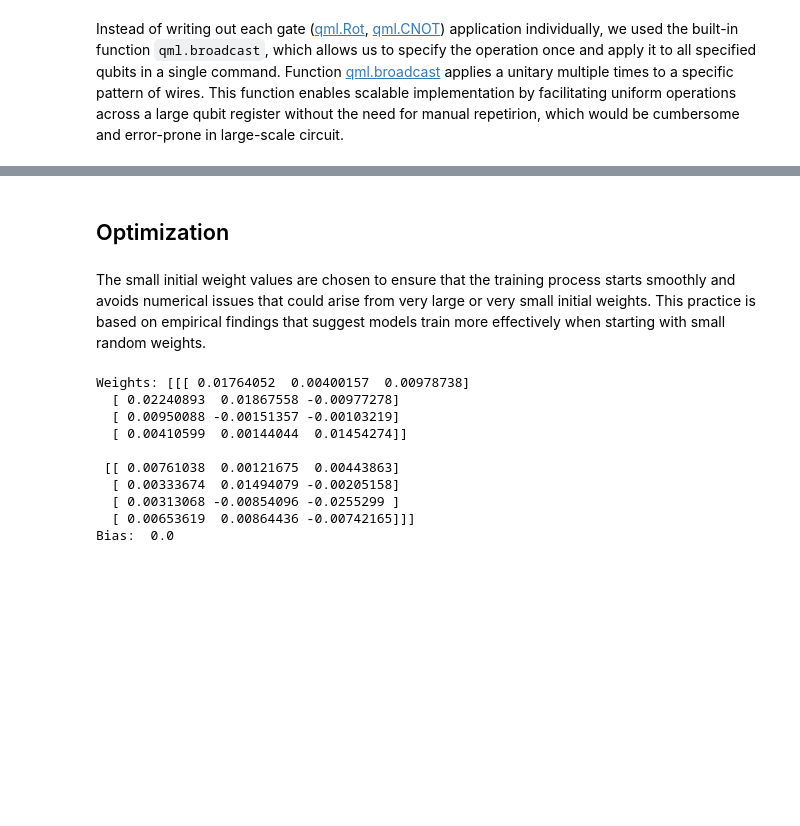
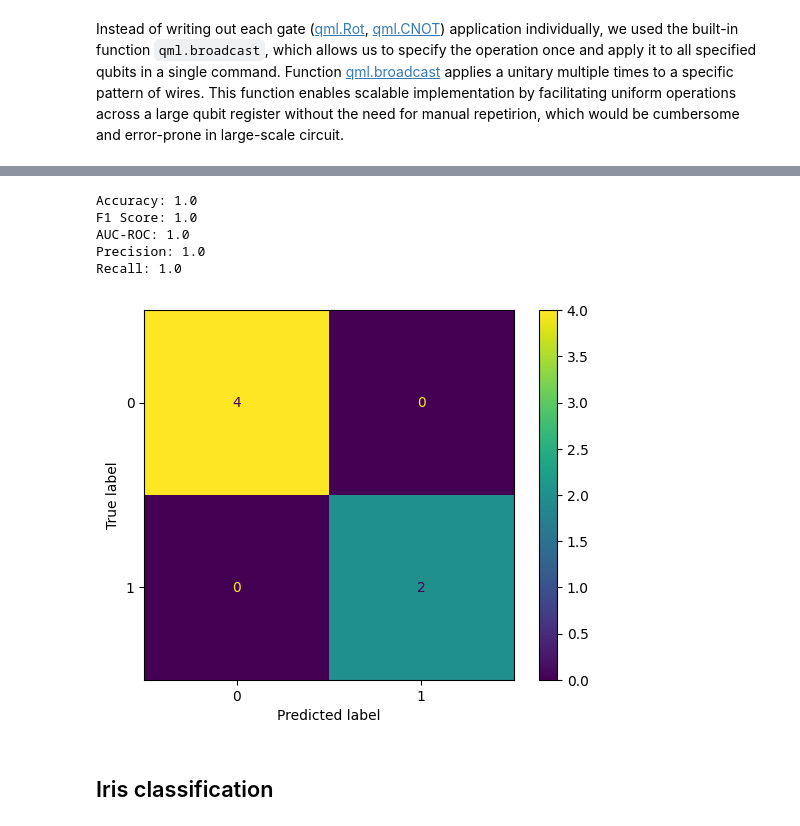
Before and after one commit to Martyna94/The_Detection_Duo, a Jupyter notebook: Task_2/Variational_Classifier.ipynb, the cells around one changed output, grey strips where cells are left out. Cells and saved outputs as stored; diff of their text form; code cells hidden in the pictures; blank space fills up the shorter version.

```diff
--- a/Task_2/Variational_Classifier.ipynb
+++ b/Task_2/Variational_Classifier.ipynb
@@ -76,12 +123,11 @@ Now, we define the variational quantum circuit, where `state_preparation` initia
 # %%
-dev = qml.device("default.qubit")
 @qml.qnode(dev)
 def circuit(weights, x):
-    wires = [i for i in range(len(X[0]))]
-
+    wires = [i for i in range(len(x))]
+    # Step 1: Encode the classical data into a quantum state (state preparation)
     state_preparation(x,wires)
-
+    #  Step 2: Apply a parameterized model (ansatz)
     for layer_weights in weights:
         layer(layer_weights, wires)
-
+    #Step 3: Measure the circuit to extract labels
     return qml.expval(qml.PauliZ(0))
@@ -108,0 +179,21 @@ def accuracy(labels, predictions):
+# %%
+from modules.training import circuit_training
+import pennylane.numpy as np
+from modules.utils import load_data_4_qubit
+X_train, Y_train, X_test,Y_test = load_data_4_qubit()
+
+
+num_qubits = 4
+num_layers = 2
+weights_init = 0.01 * np.random.randn(num_layers, num_qubits, 3, requires_grad=True)
+bias_init = np.array(0.0, requires_grad=True)
+learning_rate= 0.5
+batch_size = 5
+num_epochs = 100
+
+
+print("Weights:", weights_init)
+print("Bias: ", bias_init)
+
+#Step 4: Use optimization techniques (like gradient descent) to update model parameter (classical part)
+params = circuit_training(X_train,Y_train,num_qubits, num_layers,bias_init,learning_rate,batch_size, num_epochs,seed = 0)
@@ -109,25 +251,16 @@ def accuracy(labels, predictions):
+# %%
+from modules.metrics import show_all_metrics
+import pennylane.numpy as np
+
+test_predictions = [np.sign(variational_classifier(params, bias_init, x,num_qubits=4)) for x in X_test]
+show_all_metrics(Y_test,test_predictions)
+# %% [output]
+Accuracy: 1.0
+F1 Score: 1.0
+AUC-ROC: 1.0
+Precision: 1.0
+Recall: 1.0
+[figure, added]
 # %% [markdown]
-<a id="4"></a>
-## Optimization
+<a id="8"></a>
+## Iris classification
-# %% [markdown]
-The small initial weight values are chosen to ensure that the training process starts smoothly and avoids numerical issues that could arise from very large or very small initial weights. This practice is based on empirical findings that suggest models train more effectively when starting with small random weights.
-# %%
-np.random.seed(0)
-num_qubits = 4
-num_layers = 2
-weights_init = 0.01 * np.random.randn(num_layers, num_qubits, 3, requires_grad=True)
-bias_init = np.array(0.0, requires_grad=True)
-
-print("Weights:", weights_init)
-print("Bias: ", bias_init)
-# %% [output]
-Weights: [[[ 0.01764052  0.00400157  0.00978738]
-  [ 0.02240893  0.01867558 -0.00977278]
-  [ 0.00950088 -0.00151357 -0.00103219]
-  [ 0.00410599  0.00144044  0.01454274]]
-
- [[ 0.00761038  0.00121675  0.00443863]
-  [ 0.00333674  0.01494079 -0.00205158]
-  [ 0.00313068 -0.00854096 -0.0255299 ]
-  [ 0.00653619  0.00864436 -0.00742165]]]
-Bias:  0.0
```
Also changed, not shown: parts of 34 cells of this notebook, 9 other files.
